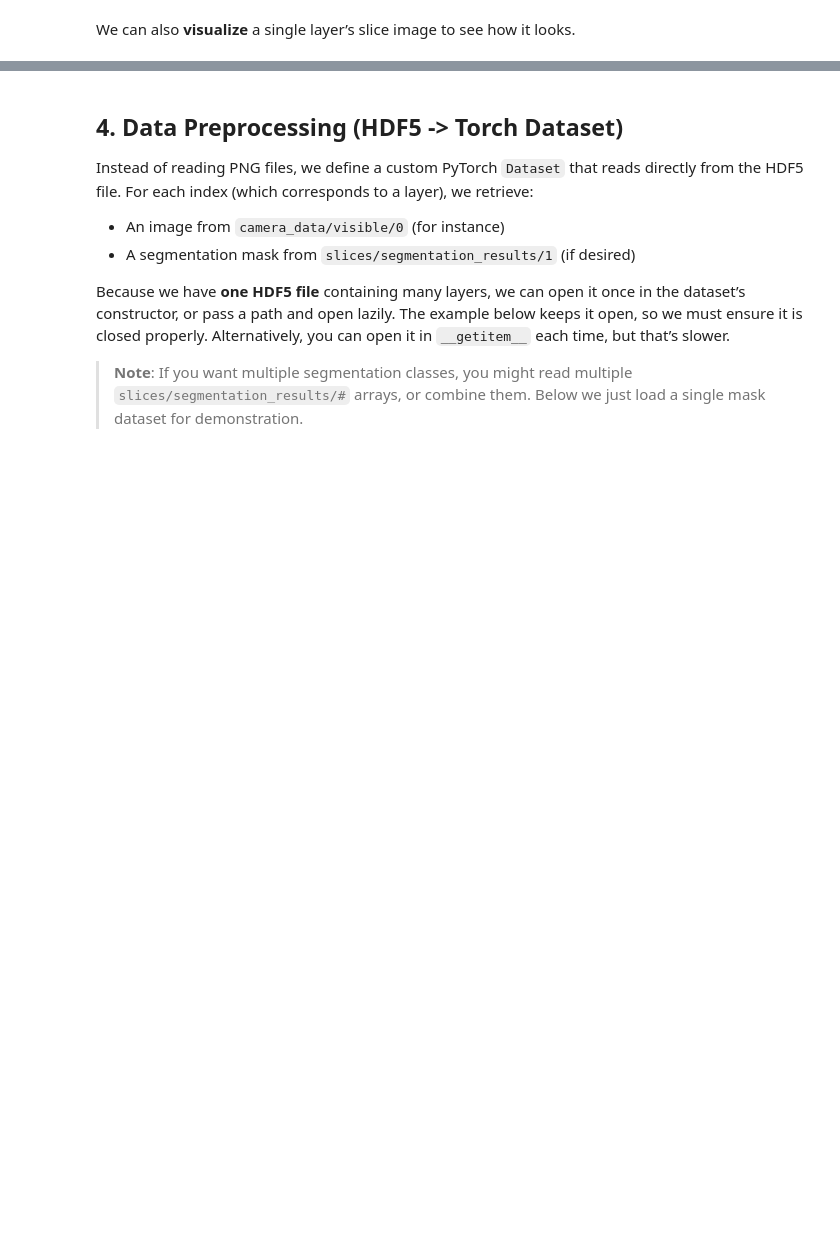
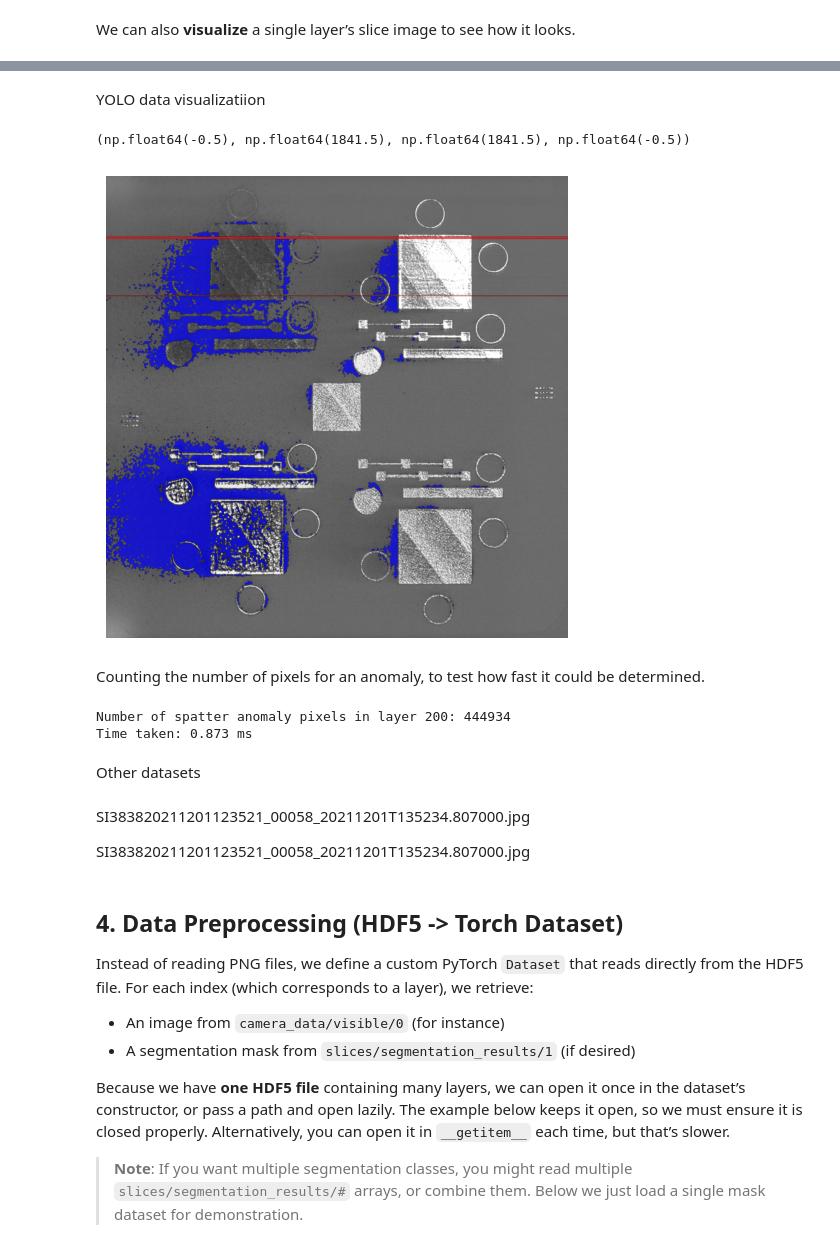
Before and after one commit to Brighton94/spatter-analysis-ml, a Jupyter notebook: notebooks/01_eda_and_data_preparation.ipynb, the cells around one changed output, grey strips where cells are left out. Drawn from its saved outputs; the diff is of its cells as text; code cells hidden in the pictures; blank space fills up the shorter version.

```diff
--- a/notebooks/01_eda_and_data_preparation.ipynb
+++ b/notebooks/01_eda_and_data_preparation.ipynb
@@ -184,0 +190,46 @@ with h5py.File(path_file, "r") as f:
+# %% [markdown]
+YOLO data visualizatiion
+# %%
+# load
+img  = imageio.imread("../data/legacy/tcr_phase1_build2/images/train/00060.png")
+mask = imageio.imread("../data/legacy/tcr_phase1_build2/labels/train/00060.png")
+
+# define semi-transparent colormaps
+cmap_spatter = ListedColormap([(0,0,0,0), (0,0,1,0.7)])  # blue
+cmap_streak  = ListedColormap([(0,0,0,0), (1,0,0,0.7)])  # red
+
+# build boolean masks
+m_sp = mask==1
+m_st = mask==2
+
+plt.figure(figsize=(6,6))
+plt.imshow(img, cmap="gray")
+plt.imshow(m_sp, cmap=cmap_spatter)
+plt.imshow(m_st, cmap=cmap_streak)
+plt.axis("off")
+# %% [output]
+(np.float64(-0.5), np.float64(1841.5), np.float64(1841.5), np.float64(-0.5))
+[figure, added]
+# %% [markdown]
+Counting the number of pixels for an anomaly, to test how fast it could be determined.
+# %%
+with h5py.File(path_file, "r") as f:
+    layer_idx = 200
+    spatter_mask = f["slices/segmentation_results/8"][layer_idx]
+    start = time.perf_counter()
+    spatter_pixel_count = np.count_nonzero(spatter_mask)
+    elapsed = time.perf_counter() - start
+    print(
+        f"Number of spatter anomaly pixels in layer {layer_idx}: "
+        f"{spatter_pixel_count}"
+    )
+    print(f"Time taken: {elapsed*1e3:.3f} ms")
+# %% [output]
+Number of spatter anomaly pixels in layer 200: 444934
+Time taken: 0.873 ms
+# %% [markdown]
+Other datasets
+# %% [markdown]
+SI383820211201123521_00058_20211201T135234.807000.jpg
+
+SI383820211201123521_00058_20211201T135234.807000.jpg
```
Also changed, not shown: parts of 19 cells of this notebook, 12 other files.
